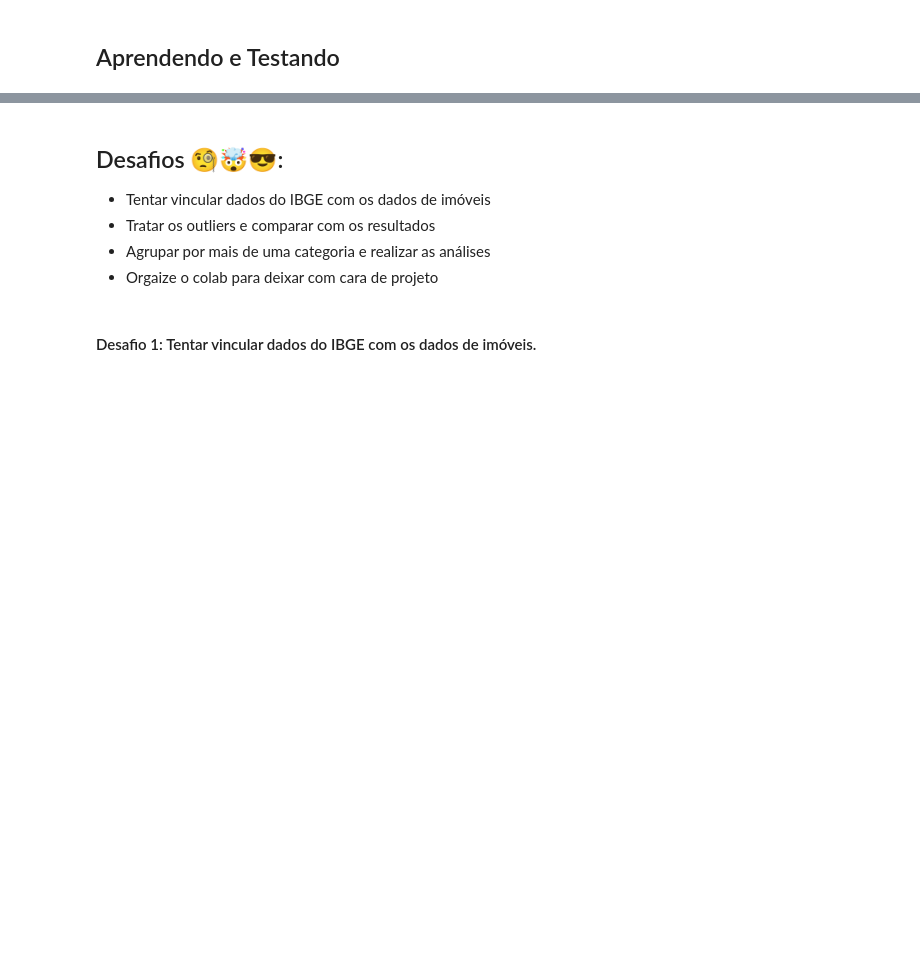
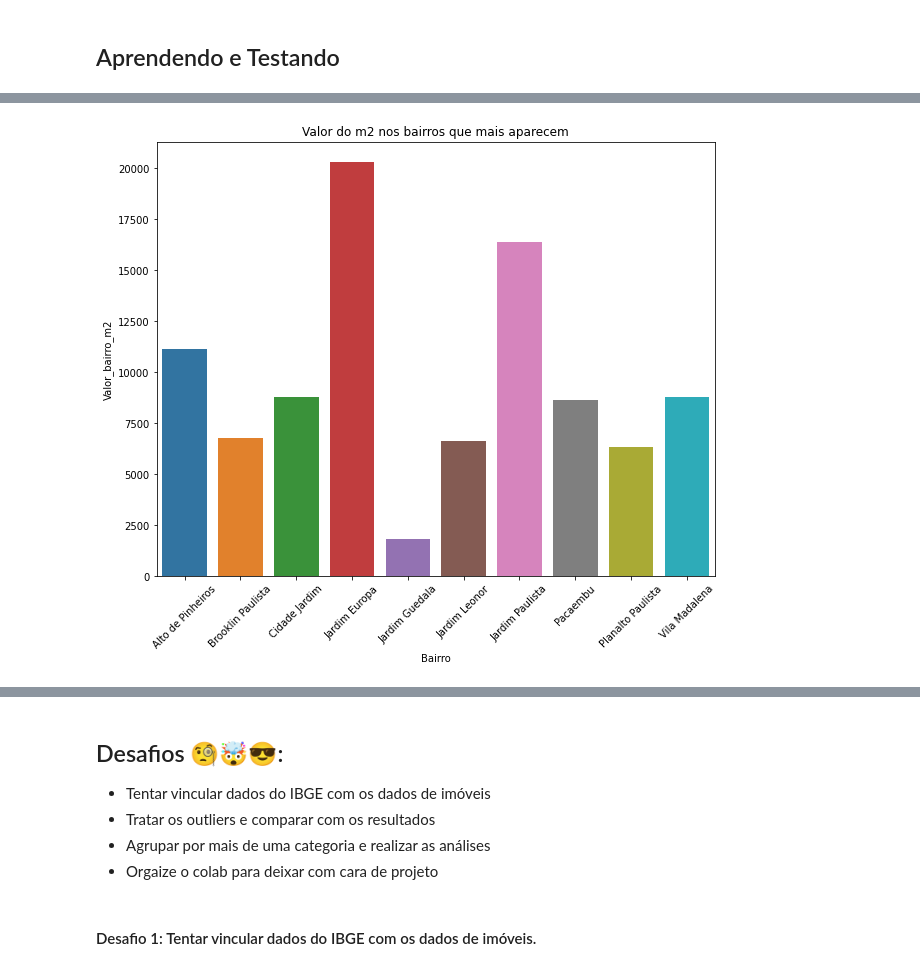
Before and after one commit to AlissonAnjos21/imersao_dados_alura, a Jupyter notebook: Aula_03_Imersão_de_Dados_04_Pesquisa_de_Imóveis_em_São_Paulo.ipynb, the cells around one changed output, grey strips where cells are left out. Drawn from its saved outputs; the diff is of its cells as text; code cells hidden in the pictures; blank space fills up the shorter version.

```diff
--- a/Aula_03_Imersão_de_Dados_04_Pesquisa_de_Imóveis_em_São_Paulo.ipynb
+++ b/Aula_03_Imersão_de_Dados_04_Pesquisa_de_Imóveis_em_São_Paulo.ipynb
@@ -17,0 +231,3 @@ pd.set_option('display.float_format', lambda x: '%.2f' % x)
+# %%
+top_10_district_value = district_value.query('Bairro in @top_10_district')
+top_10_district_value
@@ -17,0 +246,8 @@ pd.set_option('display.float_format', lambda x: '%.2f' % x)
+# %%
+plt.figure(figsize = (10, 8))
+barplot_3 = sns.barplot(data = top_10_district_value, x = 'Bairro', y = 'Valor_bairro_m2')
+barplot_3.set_title('Valor do m2 nos bairros que mais aparecem')
+barplot_3.tick_params(axis = 'x', rotation = 45)
+plt.show()
+# %% [output]
+[figure, added]
```
Also changed, not shown: parts of 25 cells of this notebook.
